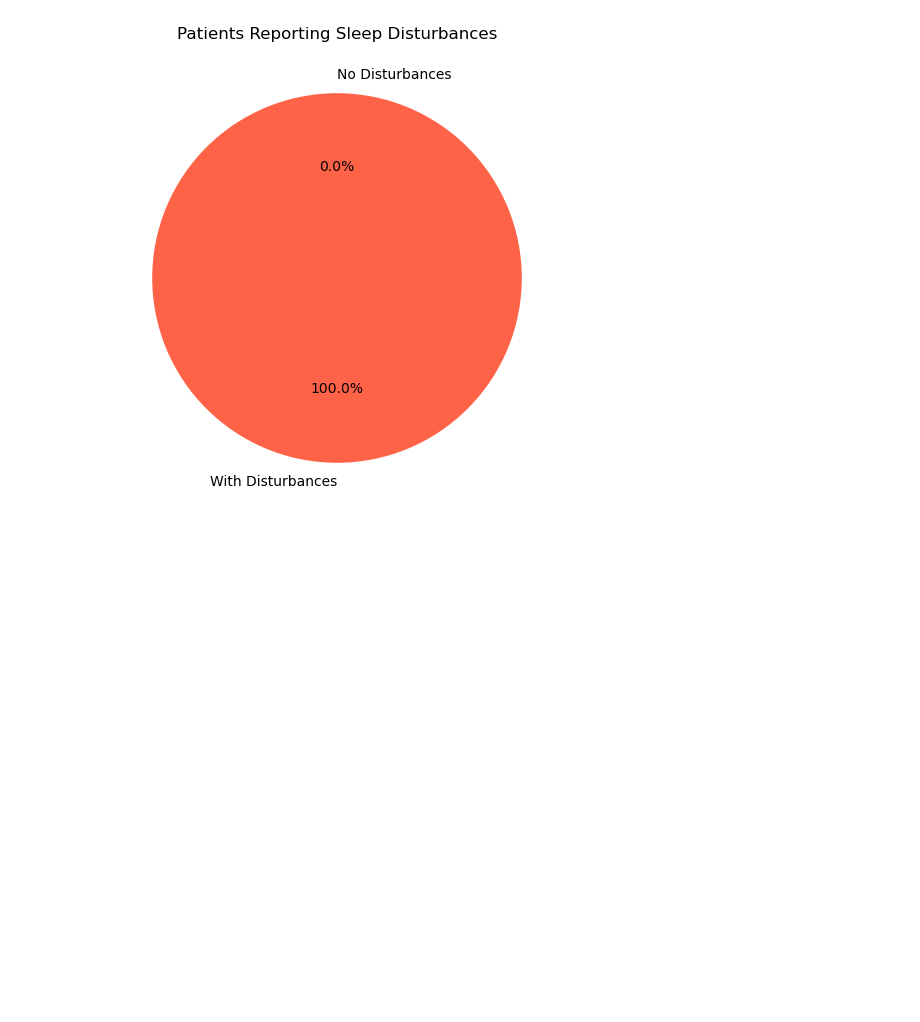
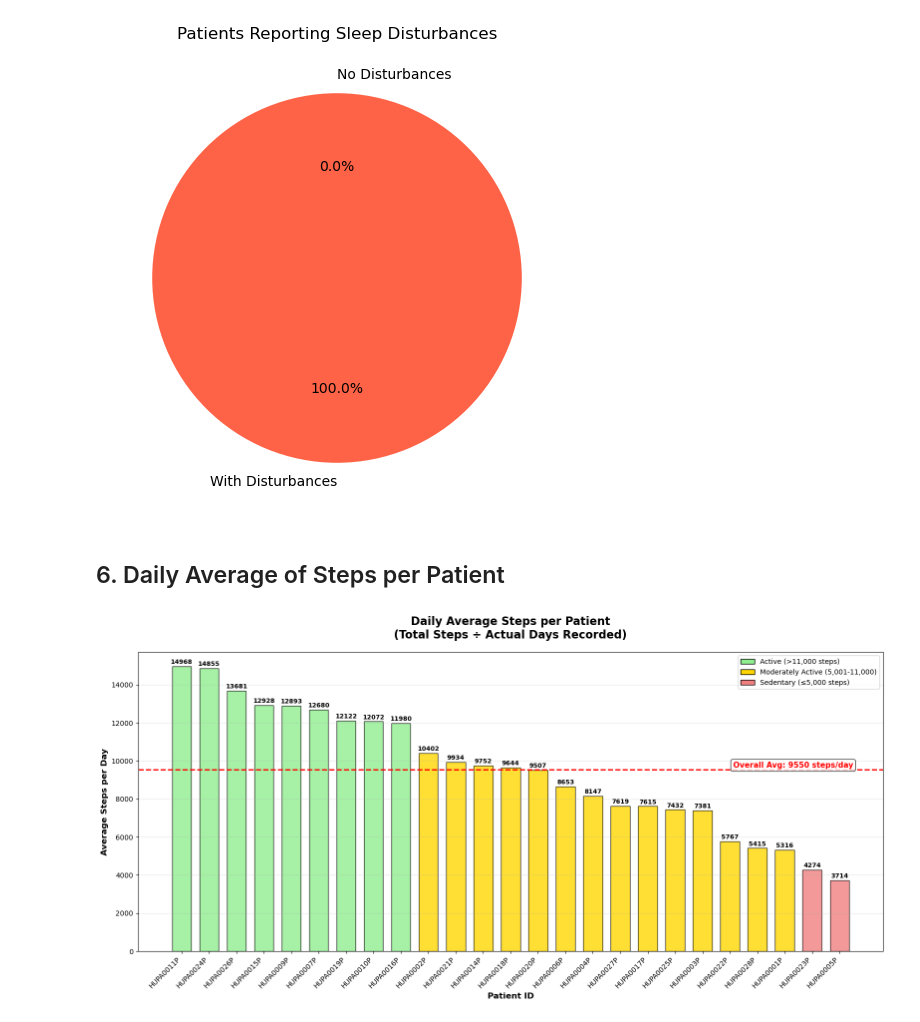
Before and after one commit to Psree10/Team10_PythonWranglers_PythonHackathon_August25, a Jupyter notebook: notebooks/Team10_PythonWranglers_2.DescriptiveAnalysis.ipynb, the cells around one changed output. Saved outputs shown, nothing was run; the diff lists cells and outputs as text; code cells hidden in the pictures; blank space fills up the shorter version.

Commit message:
Added an analysis and its respective code
Daily Average of Steps per patient

```diff
--- a/notebooks/Team10_PythonWranglers_2.DescriptiveAnalysis.ipynb
+++ b/notebooks/Team10_PythonWranglers_2.DescriptiveAnalysis.ipynb
@@ -382,3 +382,66 @@ Average % with Sleep Disturbances across patients: 52.8%
 Percentage of patients who report some disturbance: 100.0%
 [figure]
 [figure]
+# %% [markdown]
+## 6. Daily Average of Steps per Patient
+# %%
+days_recorded = dfT1DData.groupby('patient_id')['date'].nunique()
+total_steps = dfT1DData.groupby('patient_id')['steps'].sum()
+# Calculating daily average (total steps ÷ actual days recorded)
+daily_avg = total_steps / days_recorded
+
+# Sorting by daily average
+daily_avg_sorted = daily_avg.sort_values(ascending=False)
+
+# Define activity level colors
+def get_activity_color(steps):
+    if steps <= 5000:
+        return 'lightcoral'  # Sedentary - Red
+    elif steps <= 11000:
+        return 'gold'        # Moderately Active - Yellow/Gold
+    else:
+        return 'lightgreen'  # Active - Green
+
+# Get colors for each patient
+bar_colors = [get_activity_color(steps) for steps in daily_avg_sorted.values]
+
+# Creating the bar plot
+plt.figure(figsize=(16, 8))
+bars = plt.bar(daily_avg_sorted.index.astype(str), daily_avg_sorted.values,
+               color=bar_colors, edgecolor='black', alpha=0.8, width=0.7)
+
+plt.title('Daily Average Steps per Patient\n(Total Steps ÷ Actual Days Recorded)', fontsize=16, fontweight='bold', pad=20)
+plt.xlabel('Patient ID', fontsize=12, fontweight='bold')
+plt.ylabel('Average Steps per Day', fontsize=12, fontweight='bold')
+plt.xticks(rotation=45, ha='right')
+
+# Bar Value Labels
+for bar in bars:
+    height = bar.get_height()
+    plt.text(bar.get_x() + bar.get_width()/2., height + 50,
+             f'{height:.0f}', ha='center', va='bottom', fontsize=9, fontweight='bold')
+
+# Overall average line with label
+overall_avg = daily_avg_sorted.mean()
+plt.axhline(y=overall_avg, color='red', linestyle='--', linewidth=2,
+            label=f'Overall Average: {overall_avg:.0f} steps/day')
+
+# Add text annotation for overall average
+plt.text(len(daily_avg_sorted) - 0.5, overall_avg + 100, f'Overall Avg: {overall_avg:.0f} steps/day',
+         color='red', fontsize=11, fontweight='bold', ha='right',
+         bbox=dict(boxstyle='round', facecolor='white', alpha=0.8))
+
+# Add custom legend for activity levels
+from matplotlib.patches import Patch
+legend_elements = [
+    Patch(facecolor='lightgreen', edgecolor='black', label='Active (>11,000 steps)'),
+    Patch(facecolor='gold', edgecolor='black', label='Moderately Active (5,001-11,000)'),
+    Patch(facecolor='lightcoral', edgecolor='black', label='Sedentary (≤5,000 steps)')
+]
+plt.legend(handles=legend_elements, loc='upper right')
+
+plt.grid(axis='y', alpha=0.3)
+plt.tight_layout()
+plt.show()
+# %% [output]
+[figure, added]
```
Also changed, not shown: parts of 6 cells of this notebook.
